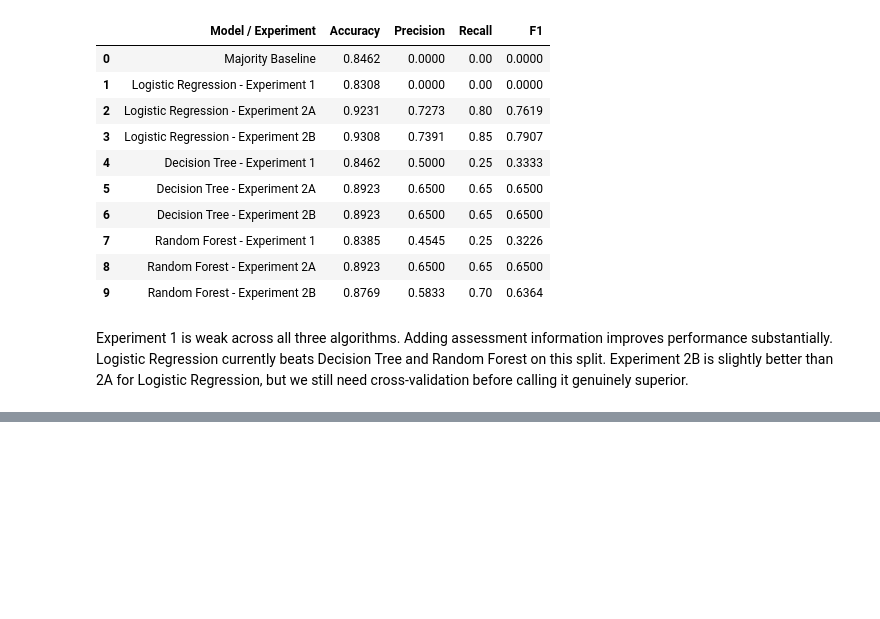
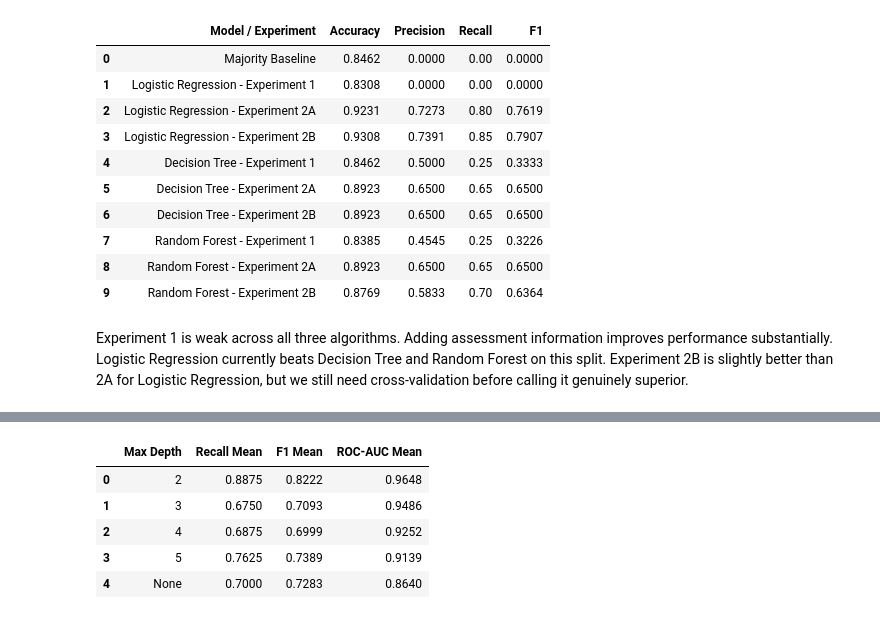
Before and after one commit to fip1234/phronesis, a Jupyter notebook: notebooks/01_eda.ipynb, the cells around one changed output, grey strips where cells are left out. Drawn from its saved outputs; the diff is of its cells as text; code cells hidden in the pictures; blank space fills up the shorter version.

```diff
--- a/notebooks/01_eda.ipynb
+++ b/notebooks/01_eda.ipynb
@@ -1435,0 +2547,67 @@ Experiment 2B is slightly better than 2A for Logistic Regression, but we still n
+# %%
+#unrestricted tree
+
+tree_depth_none= DecisionTreeClassifier(max_depth=None,random_state=42)
+
+tree_depth_none_cv= cross_validate(
+    tree_depth_none,
+    X2b_train,
+    y2b_train,
+    cv=crossv,
+    scoring=crossv_metrics,
+    return_train_score=False
+)
+
+tree_depth_none_recall= np.mean(tree_depth_none_cv["test_recall"])
+tree_depth_none_f1= np.mean(tree_depth_none_cv["test_f1"])
+tree_depth_none_roc_auc= np.mean(tree_depth_none_cv["test_roc_auc"])
+# %%
+#decision tree depth comparison table
+
+tree_depth_comparison= pd.DataFrame({
+    "Max Depth": [
+        "2",
+        "3",
+        "4",
+        "5",
+        "None"
+    ],
+
+    "Recall Mean": [
+        tree_depth2_recall,
+        tree_depth3_recall,
+        tree_depth4_recall,
+        tree_depth5_recall,
+        tree_depth_none_recall
+    ],
+
+    "F1 Mean": [
+        tree_depth2_f1,
+        tree_depth3_f1,
+        tree_depth4_f1,
+        tree_depth5_f1,
+        tree_depth_none_f1
+    ],
+
+    "ROC-AUC Mean": [
+        tree_depth2_roc_auc,
+        tree_depth3_roc_auc,
+        tree_depth4_roc_auc,
+        tree_depth5_roc_auc,
+        tree_depth_none_roc_auc
+    ]
+})
+
+tree_depth_comparison.to_csv(
+    "../outputs/results/decision_tree_depth_comparison.csv",
+    index=False
+)
+
+tree_depth_comparison.round(4)
+# %% [output]
+|  | Max Depth | Recall Mean | F1 Mean | ROC-AUC Mean |
+| 0 | 2 | 0.8875 | 0.8222 | 0.9648 |
+| 1 | 3 | 0.6750 | 0.7093 | 0.9486 |
+| 2 | 4 | 0.6875 | 0.6999 | 0.9252 |
+| 3 | 5 | 0.7625 | 0.7389 | 0.9139 |
+| 4 | None | 0.7000 | 0.7283 | 0.8640 |
```
Also changed, not shown: parts of 71 cells of this notebook, 5 other files.
